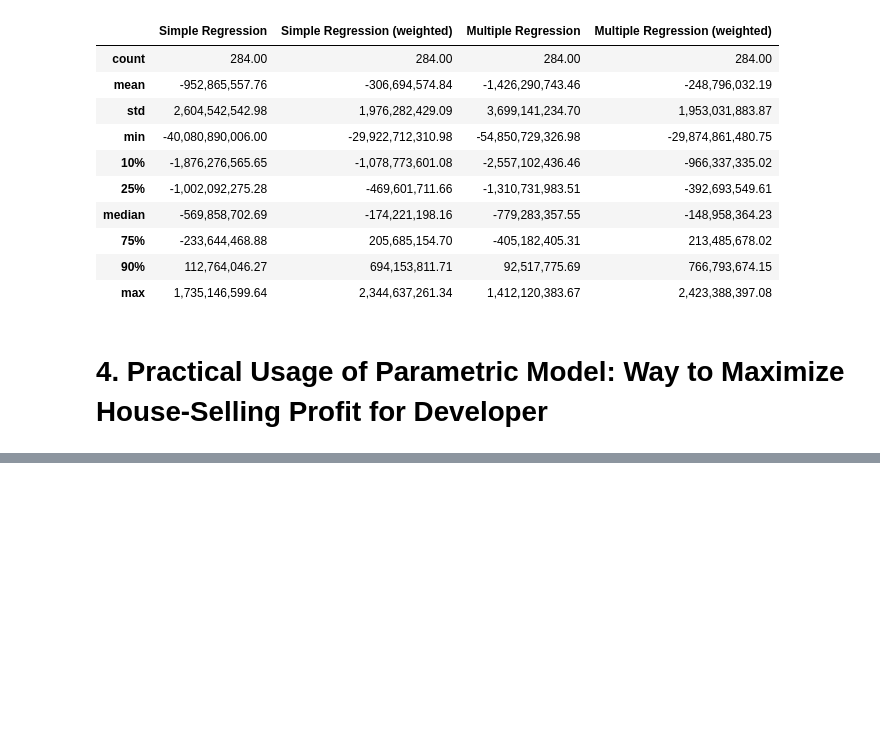
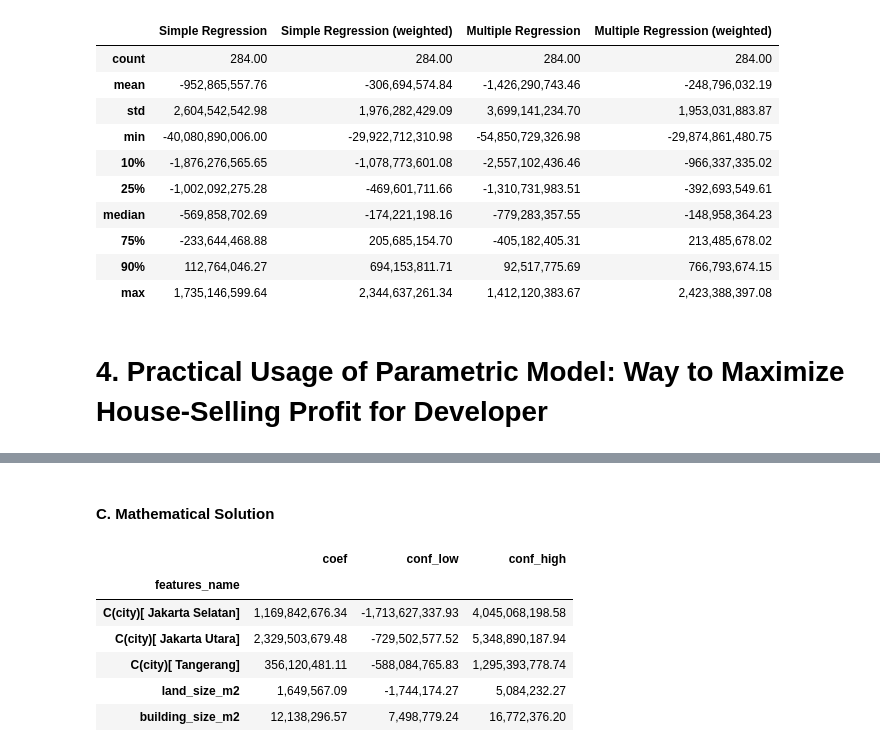
Before and after one commit to nbarizki/jabodetabekhousepricing, a Jupyter notebook: 3 - Linear Modeling of House Price.ipynb, the cells around one changed output, grey strips where cells are left out. Cells and saved outputs as stored; diff of their text form; code cells hidden in the pictures; blank space fills up the shorter version.

```diff
--- a/3 - Linear Modeling of House Price.ipynb
+++ b/3 - Linear Modeling of House Price.ipynb
@@ -1409,0 +1521,15 @@ resid_df.describe(percentiles=[0.1, 0.25, 0.5, 0.75, 0.9]).T.rename(columns={'50
+# %% [markdown]
+#### **C. Mathematical Solution**
+# %%
+pd.DataFrame(
+    coef_array,
+    columns=['features_name', 'coef', 'conf_low', 'conf_high']
+    ).set_index('features_name')
+# %% [output]
+|  | coef | conf_low | conf_high |
+| features_name |  |  |  |
+| C(city)[ Jakarta Selatan] | 1,169,842,676.34 | -1,713,627,337.93 | 4,045,068,198.58 |
+| C(city)[ Jakarta Utara] | 2,329,503,679.48 | -729,502,577.52 | 5,348,890,187.94 |
+| C(city)[ Tangerang] | 356,120,481.11 | -588,084,765.83 | 1,295,393,778.74 |
+| land_size_m2 | 1,649,567.09 | -1,744,174.27 | 5,084,232.27 |
+| building_size_m2 | 12,138,296.57 | 7,498,779.24 | 16,772,376.20 |
```
Also changed, not shown: parts of 34 cells of this notebook, 2 other files.
